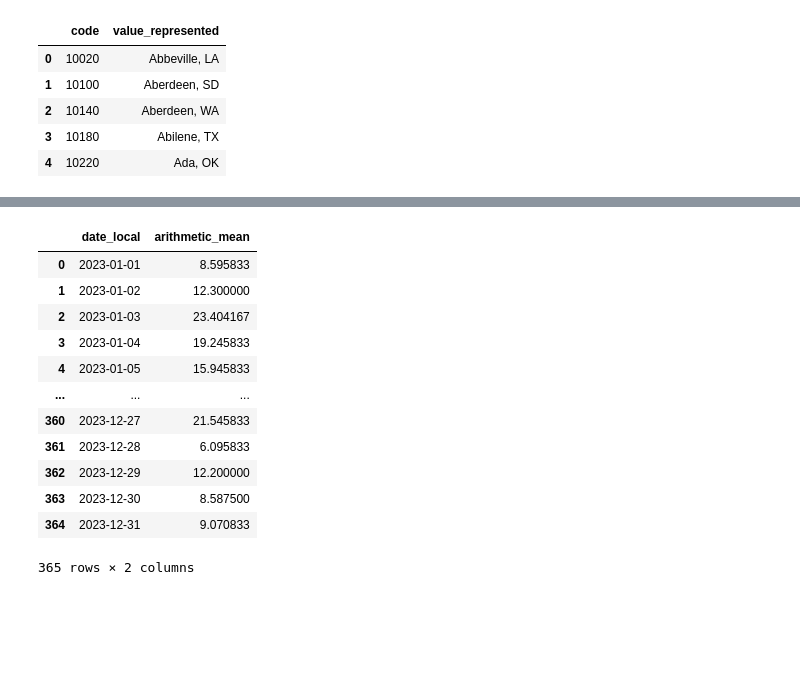
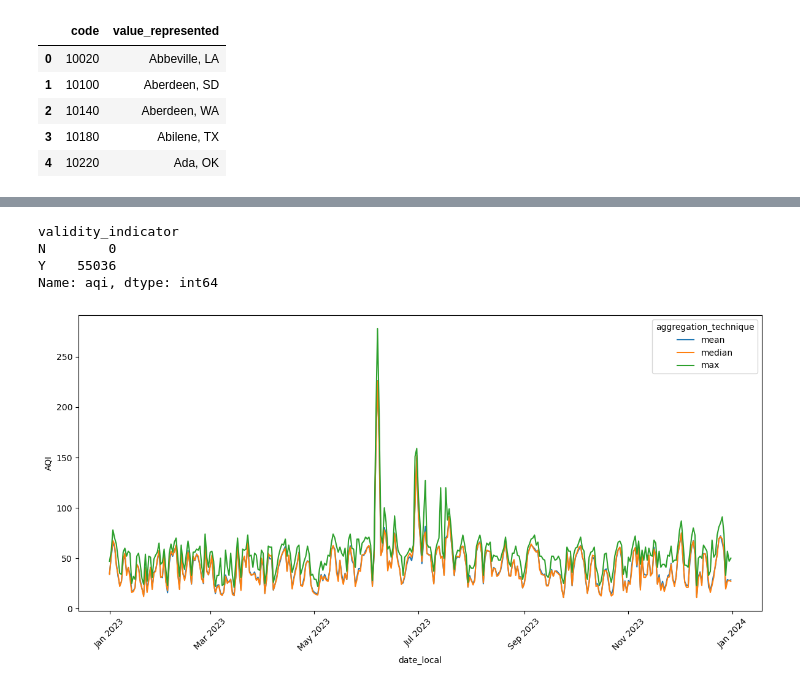
Before and after one commit to iherman10/aqi_geo_experiments, a Jupyter notebook: analysis.ipynb, the cells around one changed output, grey strips where cells are left out. Saved outputs shown, nothing was run; the diff lists cells and outputs as text; code cells hidden in the pictures; blank space fills up the shorter version.

Commit message:
Explore different aggregation techniques for AQI

```diff
--- a/analysis.ipynb
+++ b/analysis.ipynb
@@ -181,51 +184,60 @@ Data columns (total 32 columns):
 dtypes: float64(6), int64(3), object(23)
 memory usage: 14.7+ MB
 # %%
-# Explore raw data
-
-# NOTES
-# There are multiple records for each site for each day
-# Arithmetic mean is the number we care about. For a given parameter, arithmetic mean is the value of the measurement for that day
-# Arithmetic mean is different than AQI, which is a calculated column given the parameter measurement
-# AQI for the day, that you might see on AirNow, PurpleAir, etc. is simply the highest/worst AQI score for the day between the two pollutants in consideration (PM2.5 vs. Ozone)
-# End date has to be same year as begin date when making requests from the API
-
-
-# For NY CBSA data, there are 60335 rows
-# There are 0 Null values for arithmetic mean, although ~5k Null rows for AQI --> use arithmetic mean
-# Parameter we care about: "PM2.5 - Local Conditions" (code: 88101)
-# There are 22 sites
+# Explore raw data from NY CBSA
 
 # Sample sorted data
 ny_daily_pm25.sort_values(['date_local', 'site_number']).head(1000)
 
 # Number of records per site
-ny_daily_pm25.groupby(['date_local', 'site_number'])['arithmetic_mean'].count().reset_index().sort_values(['date_local', 'site_number'])
+ny_daily_pm25.groupby(['date_local', 'site_number'])['aqi'].count().reset_index().sort_values(['date_local', 'site_number'])
 
 # Number of sites
 ny_daily_pm25['site_number'].nunique()
 
 # Aggregate so that each day has a single row --> simple arithmetic mean
-ny_daily_pm25.groupby(['date_local'])['arithmetic_mean'].mean().reset_index().sort_values('date_local', ascending=True)
+ny_daily_pm25.groupby(['date_local'])['aqi'].mean().reset_index().sort_values('date_local', ascending=True)
 
 # Combine different aggregation techniques
 
 # More aggregation techniques: median
-ny_daily_pm25.groupby(['date_local'])['arithmetic_mean'].median().reset_index().sort_values('date_local', ascending=True)
+ny_daily_pm25.groupby(['date_local'])['aqi'].median().reset_index().sort_values('date_local', ascending=True)
 
 # More aggregation techniques: max
-ny_daily_pm25.groupby(['date_local'])['arithmetic_mean'].max().reset_index().sort_values('date_local', ascending=True)
+ny_daily_pm25.groupby(['date_local'])['aqi'].max().reset_index().sort_values('date_local', ascending=True)
+
+# Multiple aggregation techniques at once
+ny_daily_pm25.groupby(['date_local']).agg(mean_aqi=('aqi', 'mean'), median_aqi=('aqi', 'median'), max_aqi=('aqi', 'max'))
+
+# Validity indicator
+ny_daily_pm25.groupby('validity_indicator')['aqi'].count()
 # %% [output]
-|  | date_local | arithmetic_mean |
-| 0 | 2023-01-01 | 8.595833 |
-| 1 | 2023-01-02 | 12.300000 |
-| 2 | 2023-01-03 | 23.404167 |
-| 3 | 2023-01-04 | 19.245833 |
-| 4 | 2023-01-05 | 15.945833 |
-| ... | ... | ... |
-| 360 | 2023-12-27 | 21.545833 |
-| 361 | 2023-12-28 | 6.095833 |
-| 362 | 2023-12-29 | 12.200000 |
-| 363 | 2023-12-30 | 8.587500 |
-| 364 | 2023-12-31 | 9.070833 |
-365 rows × 2 columns
+validity_indicator
+N        0
+Y    55036
+Name: aqi, dtype: int64
+# %%
+# Compare different aggregation methods for AQI
+
+import matplotlib.pyplot as plt
+import seaborn as sns
+import matplotlib.dates as mdates
+
+agg_ny_daily_pm25 = ny_daily_pm25.groupby(['date_local']).agg(mean=('aqi', 'mean'), median=('aqi', 'median'), max=('aqi', 'max')).reset_index()
+agg_ny_daily_pm25['date_local'] = pd.to_datetime(agg_ny_daily_pm25['date_local'], format='%Y-%m-%d')
+
+# Convert to long format for Seaborn
+agg_ny_daily_pm25 = agg_ny_daily_pm25.melt(id_vars='date_local', var_name='aggregation_technique', value_name='AQI')
+
+plt.figure(figsize=(12, 6))
+sns.lineplot(data=agg_ny_daily_pm25, x='date_local', y='AQI', hue='aggregation_technique')
+
+ax = plt.gca()
+ax.xaxis.set_major_locator(mdates.MonthLocator(interval=2))  # every 2 months
+ax.xaxis.set_major_formatter(mdates.DateFormatter('%b %Y'))  # e.g., Jan 2024
+
+plt.xticks(rotation=45)
+plt.tight_layout()
+plt.show()
+# %% [output]
+[figure, added]
```
Also changed, not shown: parts of 4 cells of this notebook.
